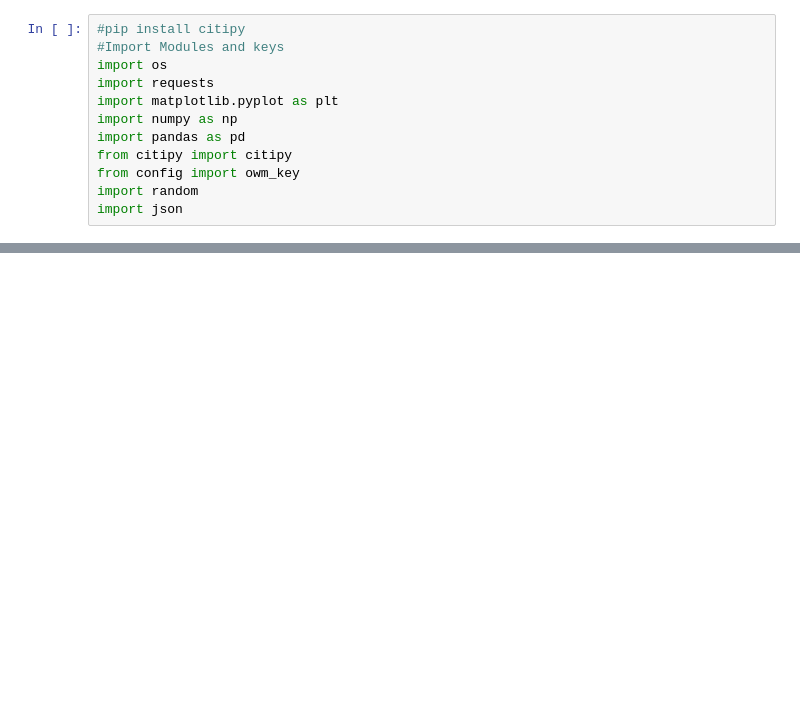
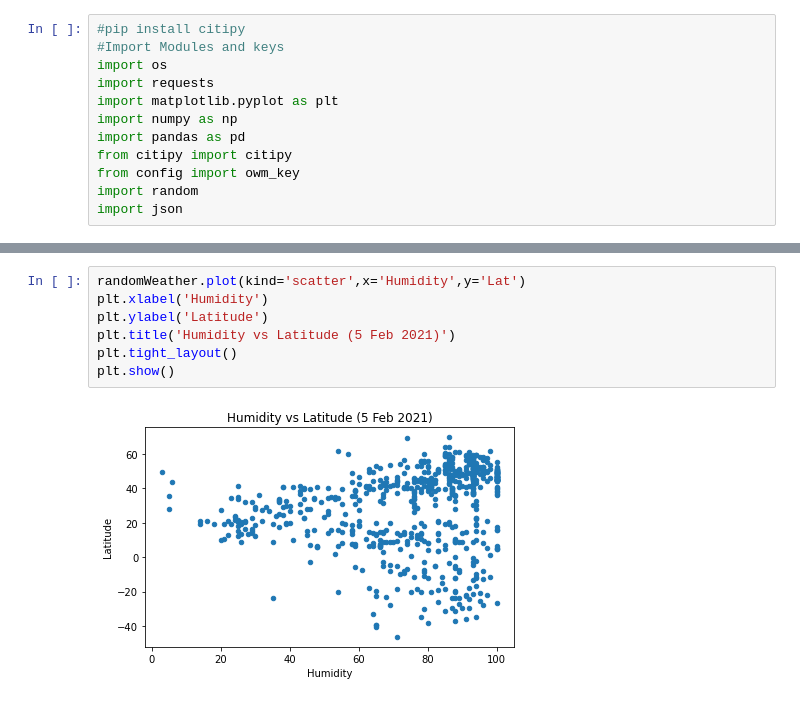
Before and after one commit to ritiktonger/weather-app, a Jupyter notebook: WeatherPy/WeatherPy.ipynb, the cells around one changed output, grey strips where cells are left out. Cells and saved outputs as stored; diff of their text form; blank space fills up the shorter version.

```diff
--- a/WeatherPy/WeatherPy.ipynb
+++ b/WeatherPy/WeatherPy.ipynb
@@ -154,0 +118,9 @@ len()
+# %%
+randomWeather.plot(kind='scatter',x='Humidity',y='Lat')
+plt.xlabel('Humidity')
+plt.ylabel('Latitude')
+plt.title('Humidity vs Latitude (5 Feb 2021)')
+plt.tight_layout()
+plt.show()
+# %% [output]
+[figure, added]
```
Also changed, not shown: parts of 10 cells of this notebook, 2 other files.
